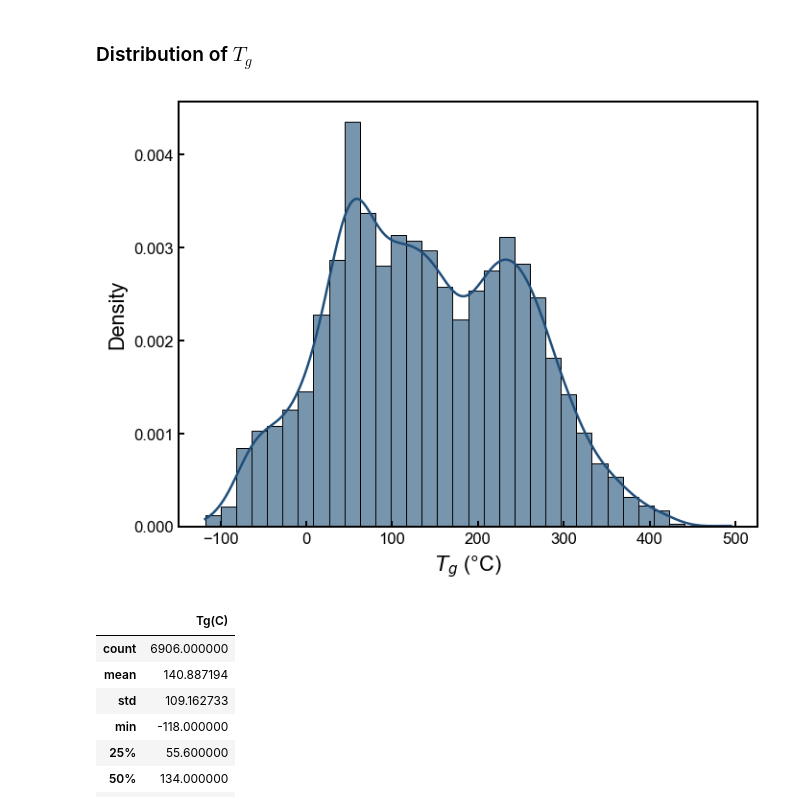
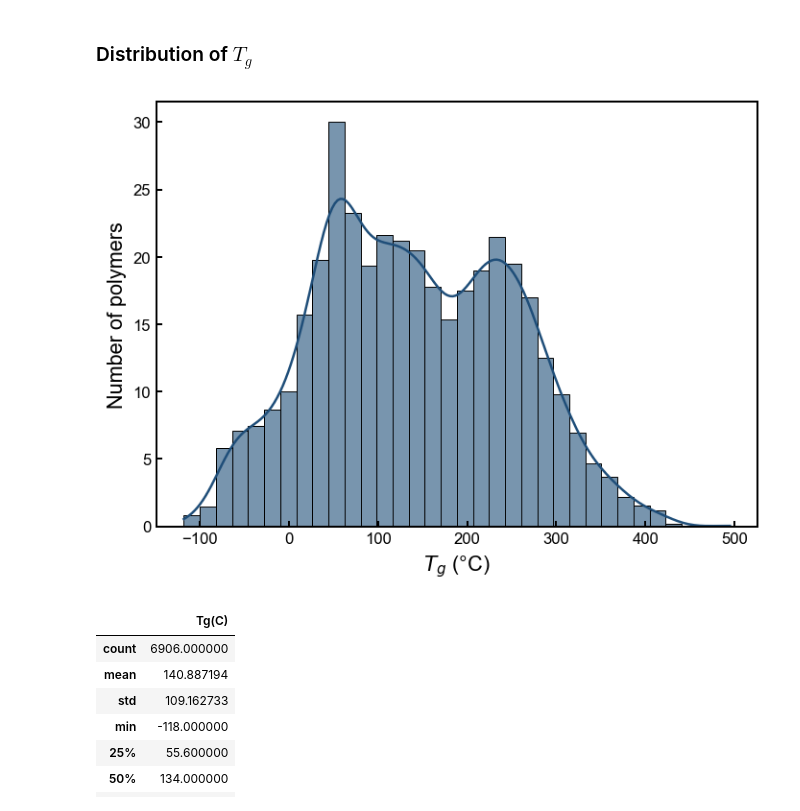
Before and after one commit to heyitsdipu/polymer-informatics, a Jupyter notebook: notebooks/01_polymer_ml_foundation.ipynb, the cells around one changed output. Saved outputs shown, nothing was run; the diff lists cells and outputs as text; code cells hidden in the pictures.

Commit message:
Update image

```diff
--- a/notebooks/01_polymer_ml_foundation.ipynb
+++ b/notebooks/01_polymer_ml_foundation.ipynb
@@ -135,35 +135,35 @@ dtype: int64
 # %%
 fig, ax = plt.subplots(figsize=(6, 4.5))
 
 sns.histplot(
     Tg_df["Tg(C)"].dropna(),
     bins="fd",                 # statistically meaningful binning
-    stat="density",
+    stat="frequency",
     color="#1f4e79",           # print-friendly darker blue
     edgecolor="black",
     linewidth=0.6,
     alpha=0.6,
     kde=True,
     #kde_kws={"linewidth":2.0},
     ax=ax
 )
 
 ax.set_xlabel(r"$T_g$ (°C)")
-ax.set_ylabel("Density")
+ax.set_ylabel("Number of polymers")
 
 
 plt.tight_layout()
 
 # ---- Save ----
 plt.savefig(
     "../images/Tg_distribution.png",
     bbox_inches="tight",
     facecolor="white"
 )
 
 plt.show()
 # %% [output]
-[figure, old version]
+[figure, new version]
 # %%
 Tg_df.describe()
 # %% [output]
```
